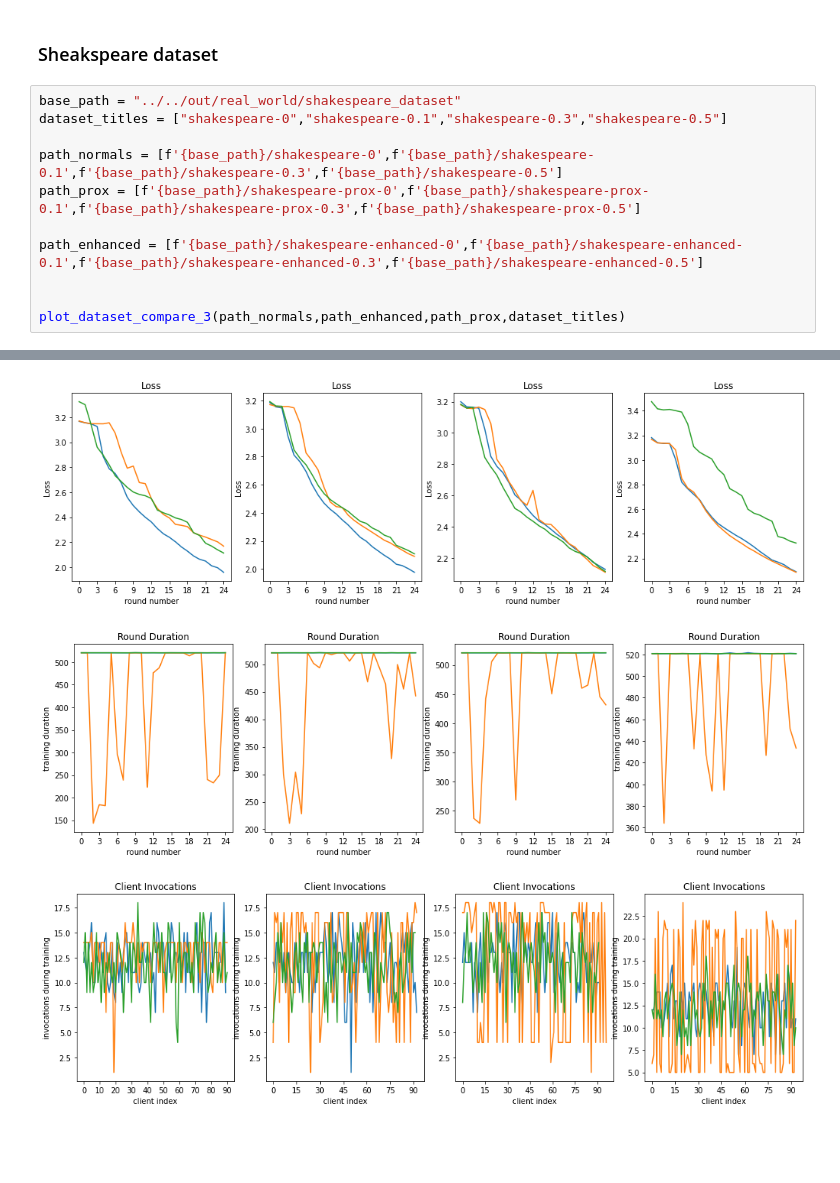
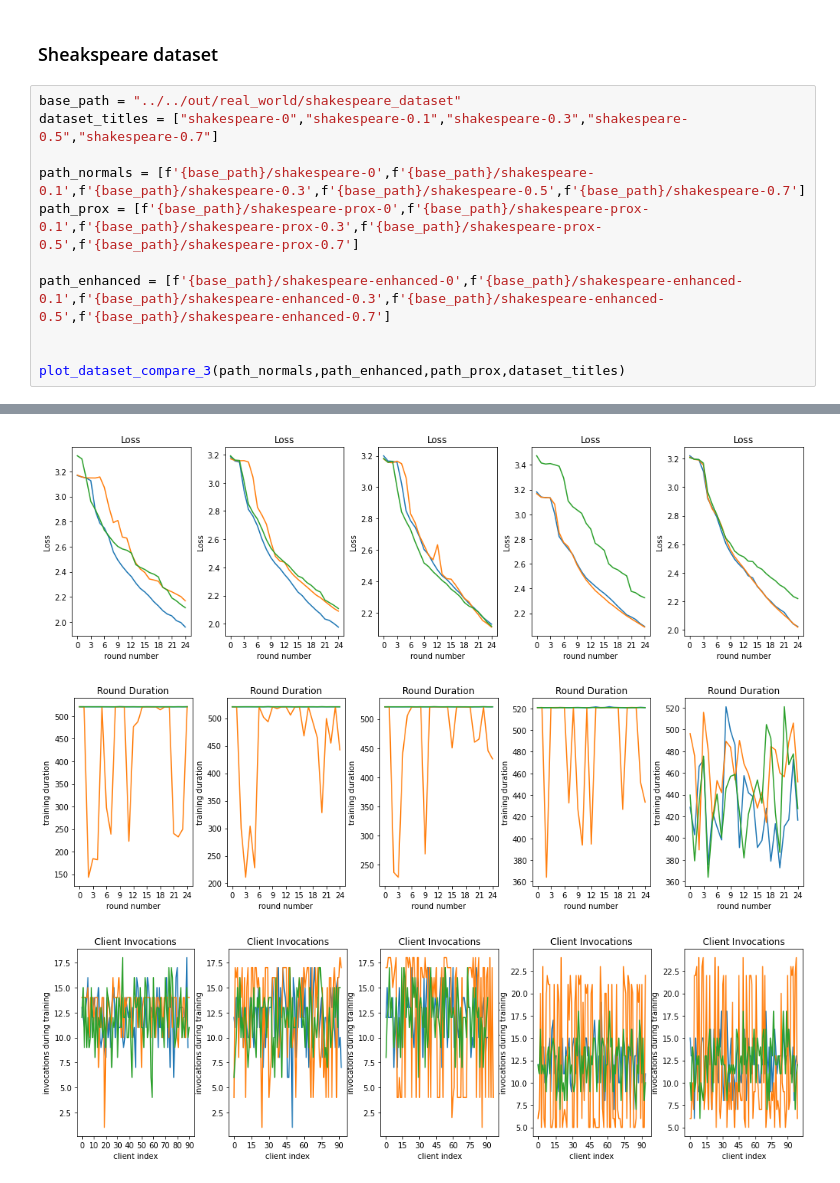
Before and after one commit to Serverless-Federated-Learning/FedLesScan, a Jupyter notebook: experiment/plots/eur_real.ipynb, the cells around one changed output, grey strips where cells are left out. Cells and saved outputs as stored; diff of their text form; blank space fills up the shorter version.

```diff
--- a/experiment/plots/eur_real.ipynb
+++ b/experiment/plots/eur_real.ipynb
@@ -115,12 +115,12 @@ EUR mean: 0.4940833333333334, straggler rounds: 60
 ### Sheakspeare dataset
 # %%
 base_path = "../../out/real_world/shakespeare_dataset"
-dataset_titles = ["shakespeare-0","shakespeare-0.1","shakespeare-0.3","shakespeare-0.5"]
+dataset_titles = ["shakespeare-0","shakespeare-0.1","shakespeare-0.3","shakespeare-0.5","shakespeare-0.7"]
 
-path_normals = [f'{base_path}/shakespeare-0',f'{base_path}/shakespeare-0.1',f'{base_path}/shakespeare-0.3',f'{base_path}/shakespeare-0.5']
-path_prox = [f'{base_path}/shakespeare-prox-0',f'{base_path}/shakespeare-prox-0.1',f'{base_path}/shakespeare-prox-0.3',f'{base_path}/shakespeare-prox-0.5']
+path_normals = [f'{base_path}/shakespeare-0',f'{base_path}/shakespeare-0.1',f'{base_path}/shakespeare-0.3',f'{base_path}/shakespeare-0.5',f'{base_path}/shakespeare-0.7']
+path_prox = [f'{base_path}/shakespeare-prox-0',f'{base_path}/shakespeare-prox-0.1',f'{base_path}/shakespeare-prox-0.3',f'{base_path}/shakespeare-prox-0.5',f'{base_path}/shakespeare-prox-0.7']
 
-path_enhanced = [f'{base_path}/shakespeare-enhanced-0',f'{base_path}/shakespeare-enhanced-0.1',f'{base_path}/shakespeare-enhanced-0.3',f'{base_path}/shakespeare-enhanced-0.5']
+path_enhanced = [f'{base_path}/shakespeare-enhanced-0',f'{base_path}/shakespeare-enhanced-0.1',f'{base_path}/shakespeare-enhanced-0.3',f'{base_path}/shakespeare-enhanced-0.5',f'{base_path}/shakespeare-enhanced-0.7']
 
 
 plot_dataset_compare_3(path_normals,path_enhanced,path_prox,dataset_titles)
@@ -147,3 +147,3 @@ EUR mean: 0.4096, straggler rounds: 25
-[figure, old version]
+[figure, new version]
-[figure, old version]
+[figure, new version]
-[figure, old version]
+[figure, new version]
```
Also changed, not shown: parts of 4 cells of this notebook.
